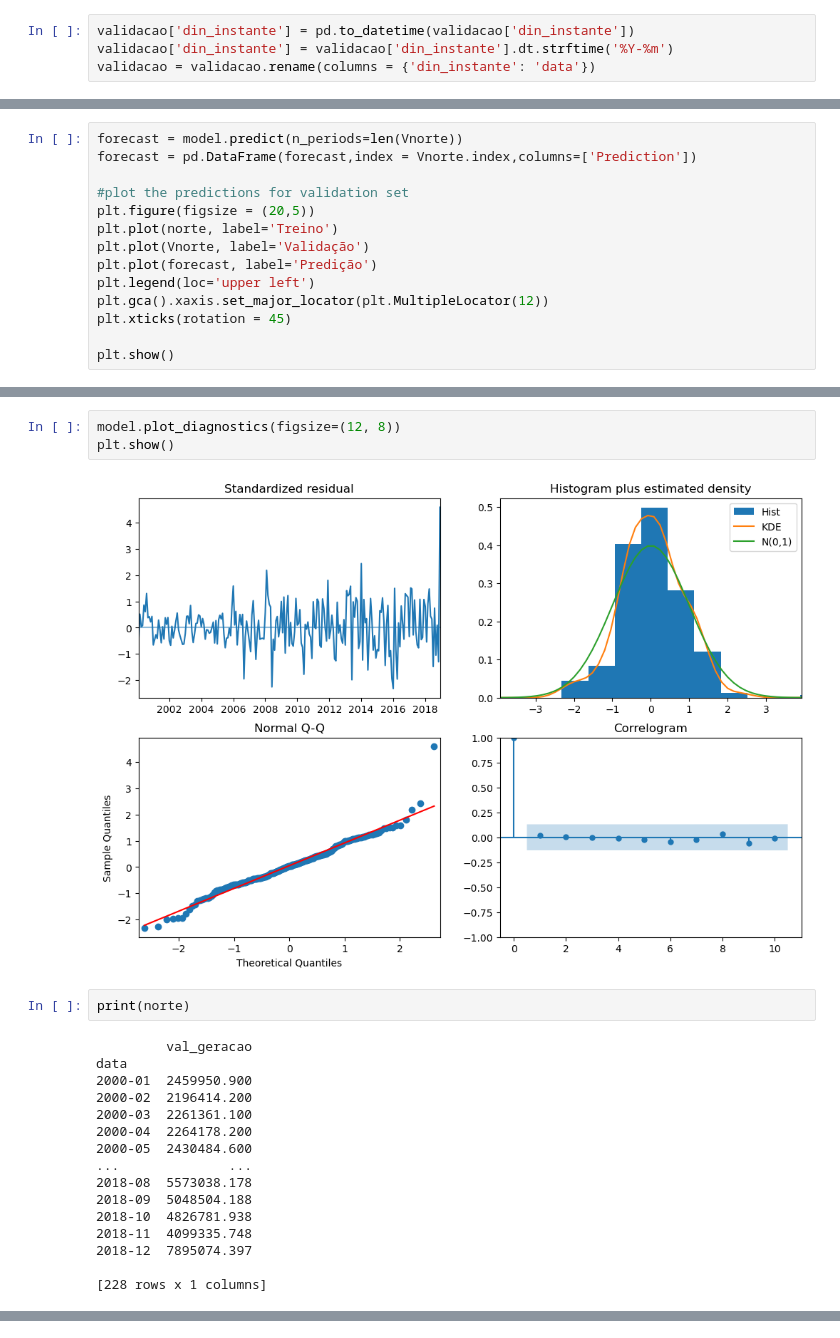
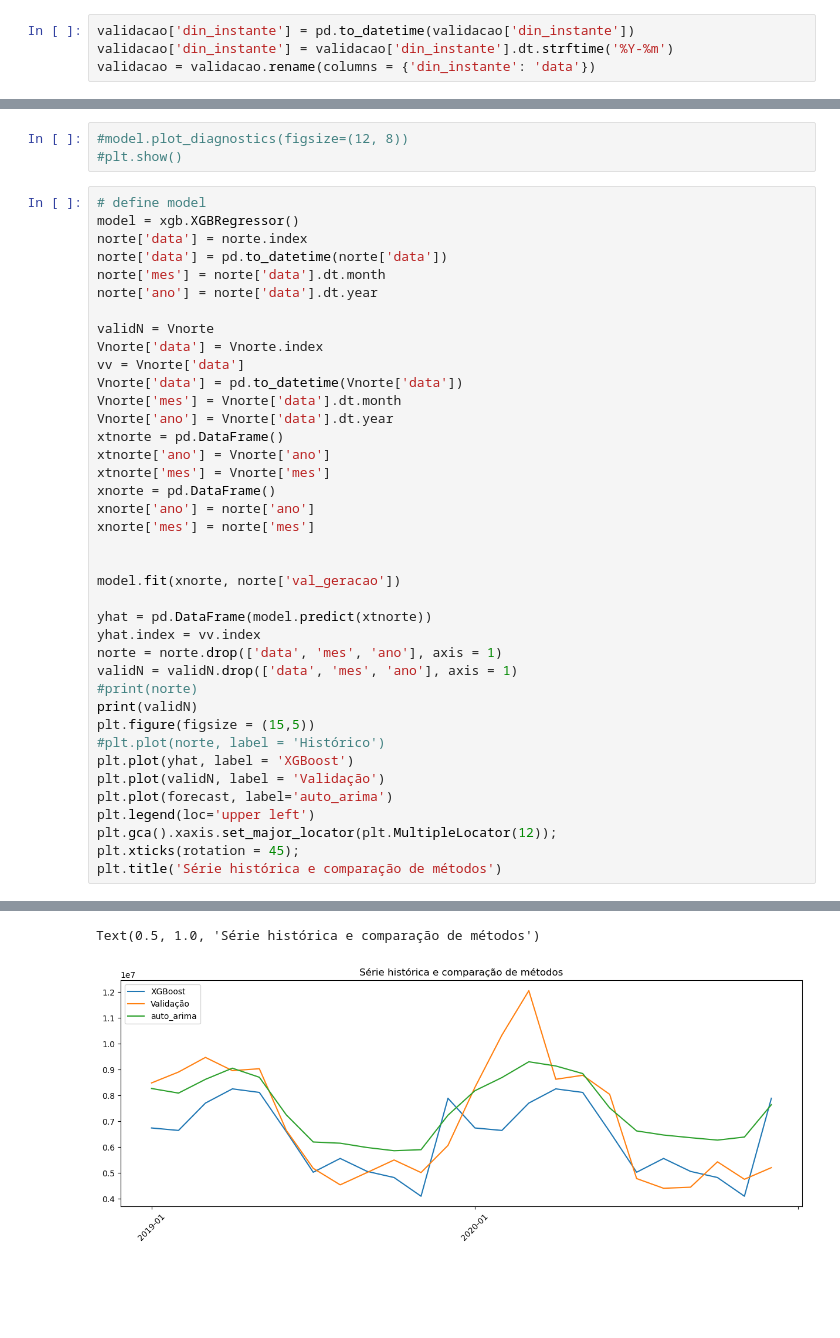
Before and after one commit to ppbgarcia/bootcamp20241, a Jupyter notebook: eda.ipynb, the cells around one changed output, grey strips where cells are left out. Cells and saved outputs as stored; diff of their text form; blank space fills up the shorter version.

Commit message:
Adiciona comentários, e implementa XGBoost

```diff
--- a/eda.ipynb
+++ b/eda.ipynb
@@ -124,14 +185,0 @@ Vnordeste = Vnordeste.groupby('data').sum('val_geracao')
-# %%
-forecast = model.predict(n_periods=len(Vnorte))
-forecast = pd.DataFrame(forecast,index = Vnorte.index,columns=['Prediction'])
-
-#plot the predictions for validation set
-plt.figure(figsize = (20,5))
-plt.plot(norte, label='Treino')
-plt.plot(Vnorte, label='Validação')
-plt.plot(forecast, label='Predição')
-plt.legend(loc='upper left')
-plt.gca().xaxis.set_major_locator(plt.MultipleLocator(12))
-plt.xticks(rotation = 45)
-
-plt.show()
@@ -140,23 +267,43 @@ plt.show()
 # %%
-model.plot_diagnostics(figsize=(12, 8))
-plt.show()
+#model.plot_diagnostics(figsize=(12, 8))
+#plt.show()
-# %% [output]
-[figure, removed]
-# %%
-print(norte)
-# %% [output]
-         val_geracao
-data
-2000-01  2459950.900
-2000-02  2196414.200
-2000-03  2261361.100
-2000-04  2264178.200
-2000-05  2430484.600
-...              ...
-2018-08  5573038.178
-2018-09  5048504.188
-2018-10  4826781.938
-2018-11  4099335.748
-2018-12  7895074.397
-
-[228 rows x 1 columns]
+# %%
+# define model
+model = xgb.XGBRegressor()
+norte['data'] = norte.index
+norte['data'] = pd.to_datetime(norte['data'])
+norte['mes'] = norte['data'].dt.month
+norte['ano'] = norte['data'].dt.year
+
+validN = Vnorte
+Vnorte['data'] = Vnorte.index
+vv = Vnorte['data']
+Vnorte['data'] = pd.to_datetime(Vnorte['data'])
+Vnorte['mes'] = Vnorte['data'].dt.month
+Vnorte['ano'] = Vnorte['data'].dt.year
+xtnorte = pd.DataFrame()
+xtnorte['ano'] = Vnorte['ano']
+xtnorte['mes'] = Vnorte['mes']
+xnorte = pd.DataFrame()
+xnorte['ano'] = norte['ano']
+xnorte['mes'] = norte['mes']
+
+
+model.fit(xnorte, norte['val_geracao'])
+
+yhat = pd.DataFrame(model.predict(xtnorte))
+yhat.index = vv.index
+norte = norte.drop(['data', 'mes', 'ano'], axis = 1)
+validN = validN.drop(['data', 'mes', 'ano'], axis = 1)
+#print(norte)
+print(validN)
+plt.figure(figsize = (15,5))
+#plt.plot(norte, label = 'Histórico')
+plt.plot(yhat, label = 'XGBoost')
+plt.plot(validN, label = 'Validação')
+plt.plot(forecast, label='auto_arima')
+plt.legend(loc='upper left')
+plt.gca().xaxis.set_major_locator(plt.MultipleLocator(12));
+plt.xticks(rotation = 45);
+plt.title('Série histórica e comparação de métodos')
+# %% [output]
@@ -162,0 +327,2 @@ data
+Text(0.5, 1.0, 'Série histórica e comparação de métodos')
+[figure, added]
```
Also changed, not shown: parts of 33 cells of this notebook.
